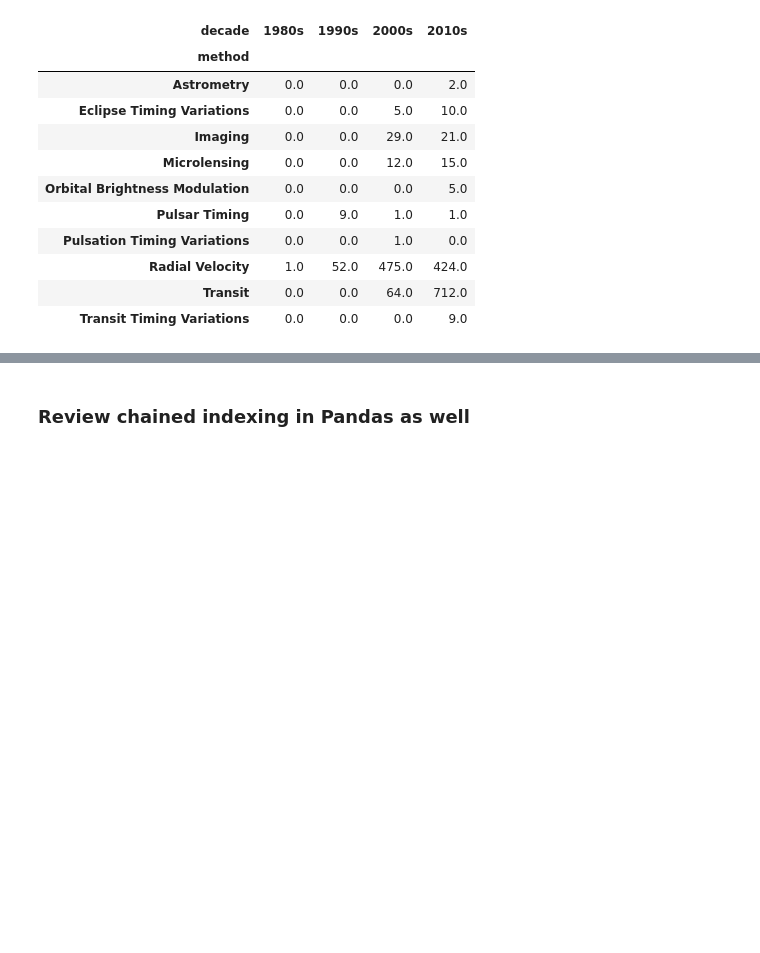
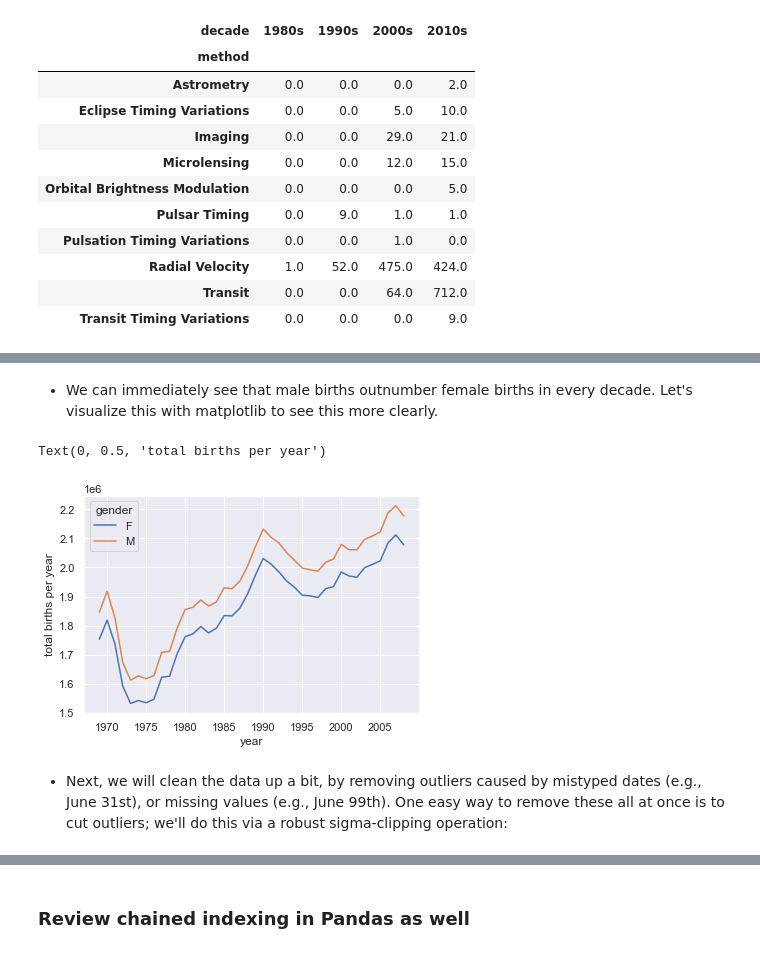
Before and after one commit to mjkeene/ML, a Jupyter notebook: python_data_science_handbook/3_data_manipulation_with_pandas.ipynb, the cells around one changed output, grey strips where cells are left out. Drawn from its saved outputs; the diff is of its cells as text; code cells hidden in the pictures; blank space fills up the shorter version.

```diff
--- a/python_data_science_handbook/3_data_manipulation_with_pandas.ipynb
+++ b/python_data_science_handbook/3_data_manipulation_with_pandas.ipynb
@@ -2941,0 +3095,3 @@ planets.groupby(['method', decade])['number'].sum().unstack().fillna(0)
+# %%
+births = pd.read_csv('births.csv')
+births.head()
@@ -2941,0 +3132,5 @@ planets.groupby(['method', decade])['number'].sum().unstack().fillna(0)
+# %%
+# Let's add a decade column and use a pivot table
+births['decade'] = 10 * (births['year'] // 10)
+births['decade'] = births['decade'].astype(str) + 's'
+births
@@ -2941,0 +3161,13 @@ planets.groupby(['method', decade])['number'].sum().unstack().fillna(0)
+# %% [markdown]
+* We can immediately see that male births outnumber female births in every decade. Let's visualize this with matplotlib to see this more clearly.
+# %%
+import matplotlib.pyplot as plt
+
+sns.set() # seaborn styling
+births.pivot_table('births', index='year', columns='gender', aggfunc='sum').plot()
+plt.ylabel('total births per year')
+# %% [output]
+Text(0, 0.5, 'total births per year')
+[figure, added]
+# %% [markdown]
+* Next, we will clean the data up a bit, by removing outliers caused by mistyped dates (e.g., June 31st), or missing values (e.g., June 99th). One easy way to remove these all at once is to cut outliers; we'll do this via a robust sigma-clipping operation:
```
Also changed, not shown: parts of 46 cells of this notebook.
